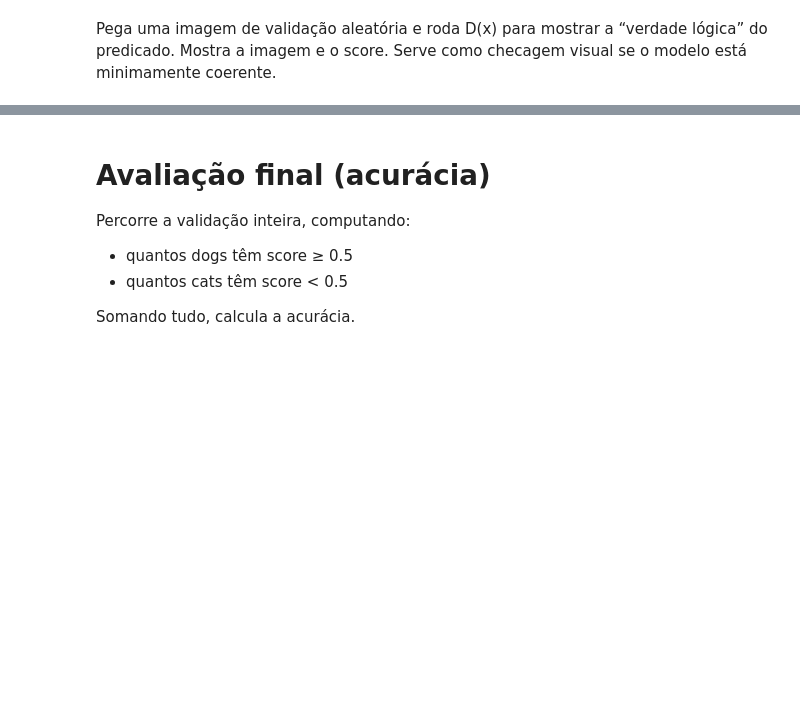
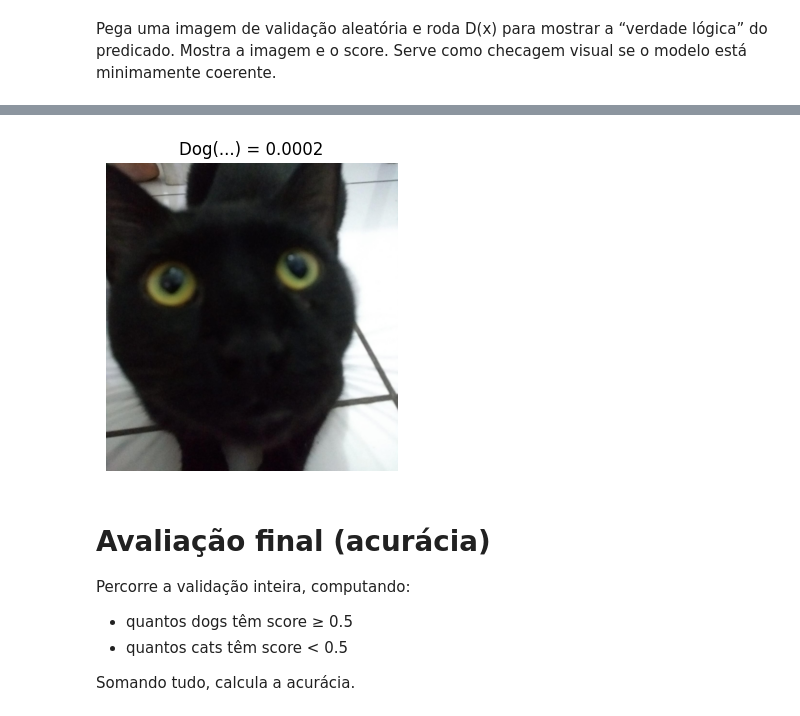
Before and after one commit to AndreKaled/classificador-cao-gato, a Jupyter notebook: classificador_cao_gato.ipynb, the cells around one changed output, grey strips where cells are left out. Saved outputs shown, nothing was run; the diff lists cells and outputs as text; code cells hidden in the pictures; blank space fills up the shorter version.

```diff
--- a/classificador_cao_gato.ipynb
+++ b/classificador_cao_gato.ipynb
@@ -439,3 +477,27 @@ torch.cuda.empty_cache()
+# %%
+from PIL import Image
+from torchvision import transforms
+import torch
+from torchvision.transforms import ToPILImage
+
+model.eval()
+
+# Caminho da imagem no diretório raiz do notebook
+img_path = "gato1.jpeg"
+
+# Carrega e prepara a imagem
+img_pil = Image.open(img_path).convert("RGB")
+img_tensor = transform(img_pil).unsqueeze(0)
+
+score = D(ltn.Variable("img", img_tensor)).value.item()
+
+plt.figure(figsize=(4,4))
+plt.axis("off")
+plt.imshow(img_pil)
+plt.title(f"Dog(...) = {score:.4f}")
+plt.show()
+# %% [output]
+[figure, added]
 # %% [markdown]
 # Avaliação final (acurácia)
 
```
Also changed, not shown: parts of 13 cells of this notebook.
